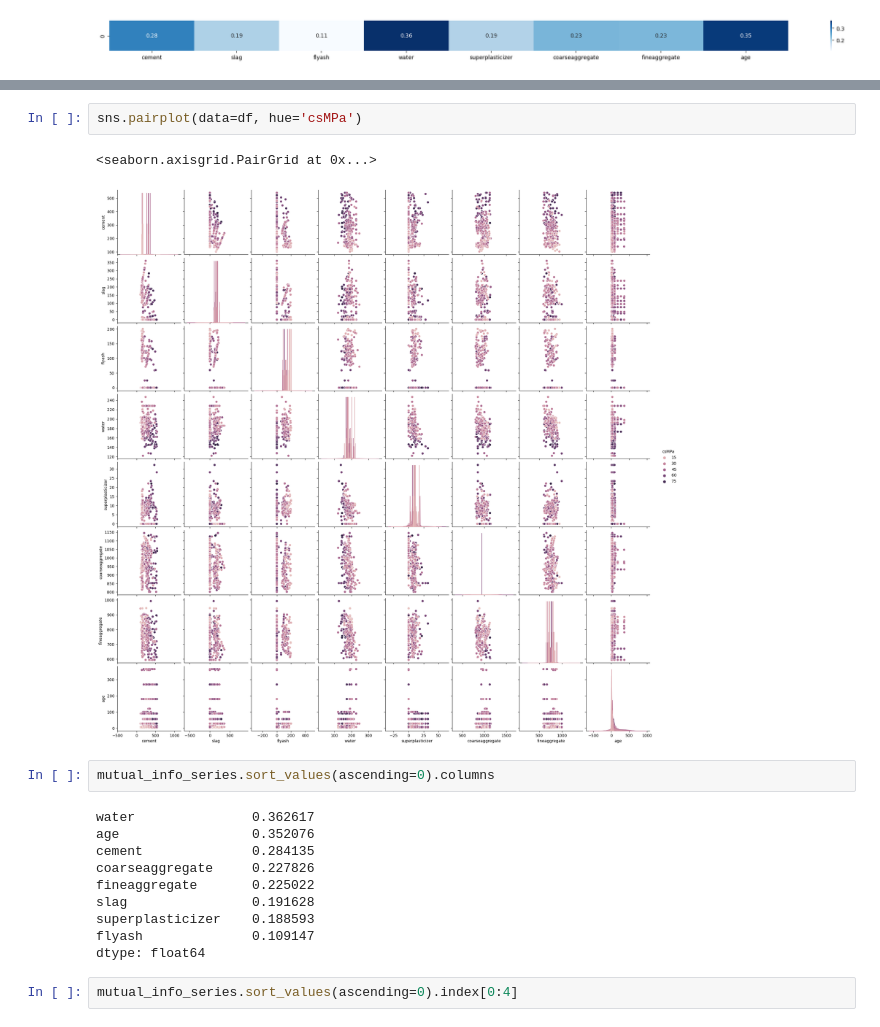
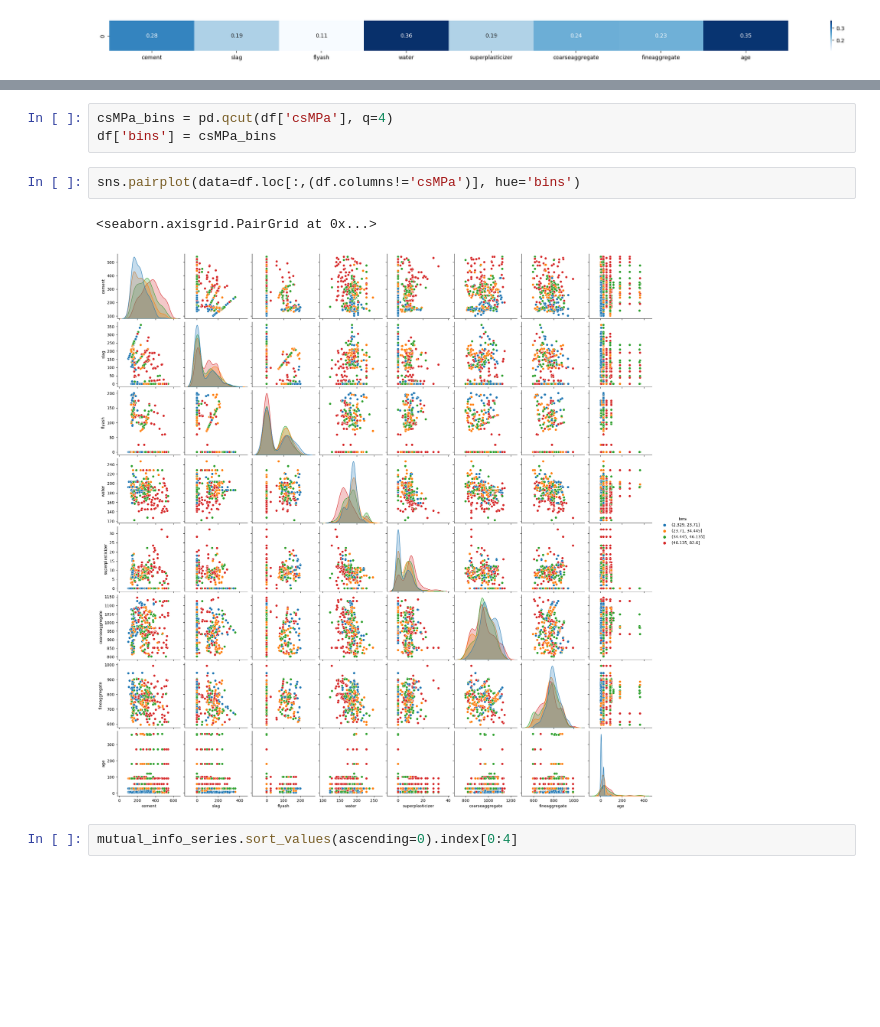
Before and after one commit to tcmaso/concrete-strength-regression-task, a Jupyter notebook: Concrete strength prediction.ipynb, the cells around one changed output, grey strips where cells are left out. Saved outputs shown, nothing was run; the diff lists cells and outputs as text; blank space fills up the shorter version.

Commit message:
Better visualizations - Using quantile bins for pairplot, and hist visualizations

```diff
--- a/Concrete strength prediction.ipynb
+++ b/Concrete strength prediction.ipynb
@@ -175,20 +175,11 @@ pd.Series(mutual_info_series, index= X_train.columns).sort_values(ascending=0).p
+# %%
+csMPa_bins = pd.qcut(df['csMPa'], q=4)
+df['bins'] = csMPa_bins
 # %%
-sns.pairplot(data=df, hue='csMPa')
+sns.pairplot(data=df.loc[:,(df.columns!='csMPa')], hue='bins')
 # %% [output]
 <seaborn.axisgrid.PairGrid at 0x...>
-[figure, old version]
+[figure, new version]
-# %%
-mutual_info_series.sort_values(ascending=0).columns
-# %% [output]
-water               0.362617
-age                 0.352076
-cement              0.284135
-coarseaggregate     0.227826
-fineaggregate       0.225022
-slag                0.191628
-superplasticizer    0.188593
-flyash              0.109147
-dtype: float64
 # %%
 mutual_info_series.sort_values(ascending=0).index[0:4]
 # %% [output]
```
Also changed, not shown: parts of 5 cells of this notebook.
